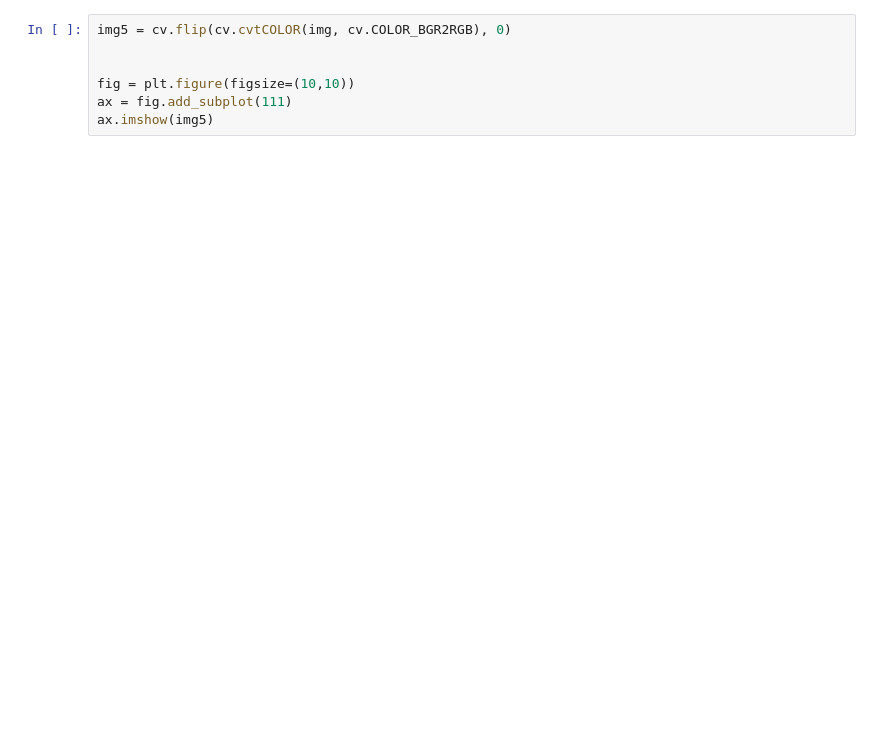
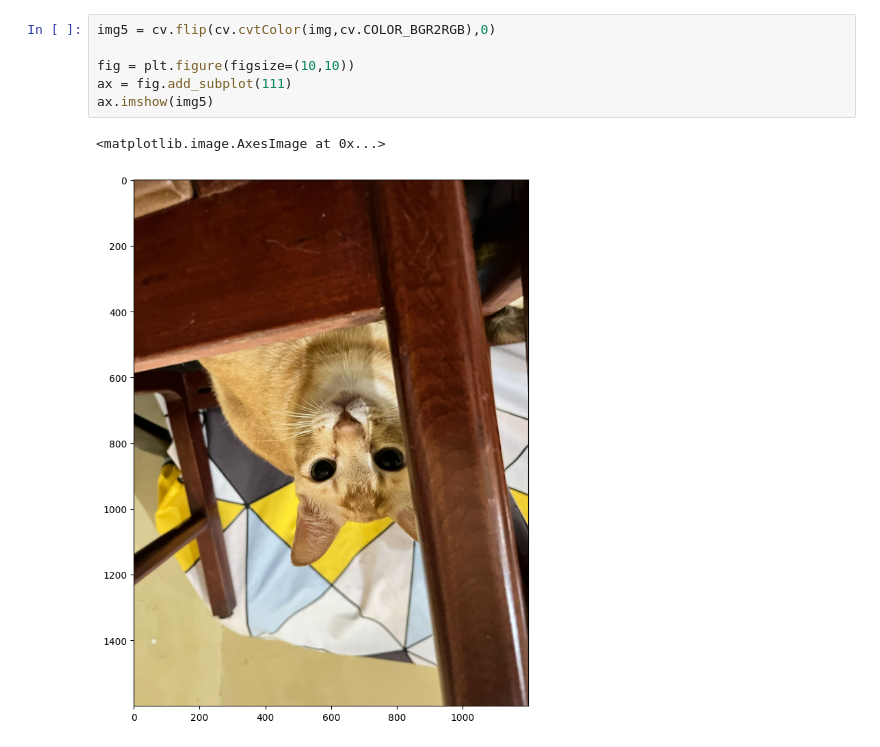
Before and after one commit to Raihandany/PCVK_Ganjil_2023, a Jupyter notebook: Week2_PCVK_2023.ipynb, the cells around one changed output. Cells and saved outputs as stored; diff of their text form; blank space fills up the shorter version.

```diff
--- a/Week2_PCVK_2023.ipynb
+++ b/Week2_PCVK_2023.ipynb
@@ -32,10 +52,12 @@ plt.imshow(img4)
 # %%
-img5 = cv.flip(cv.cvtCOLOR(img, cv.COLOR_BGR2RGB), 0)
-
+img5 = cv.flip(cv.cvtColor(img,cv.COLOR_BGR2RGB),0)
 
 fig = plt.figure(figsize=(10,10))
 ax = fig.add_subplot(111)
 ax.imshow(img5)
+# %% [output]
+<matplotlib.image.AxesImage at 0x...>
+[figure, added]
 # %%
 black_img = np.zeros(shape=(512,512,3), dtype=np.int16)
 plt.imshow(black_img)
```
Also changed, not shown: parts of 17 cells of this notebook.
